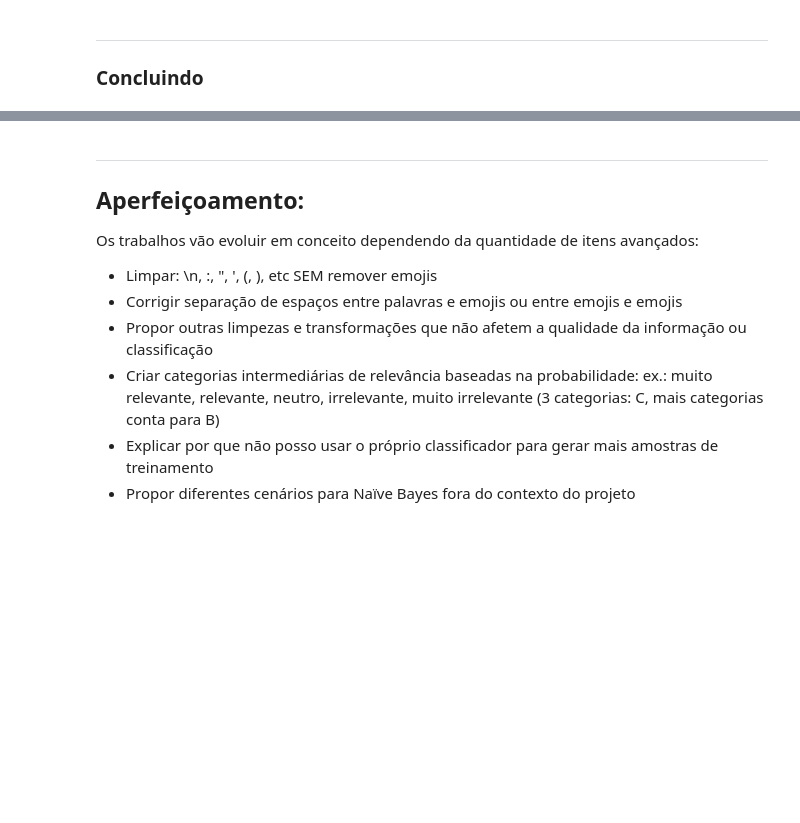
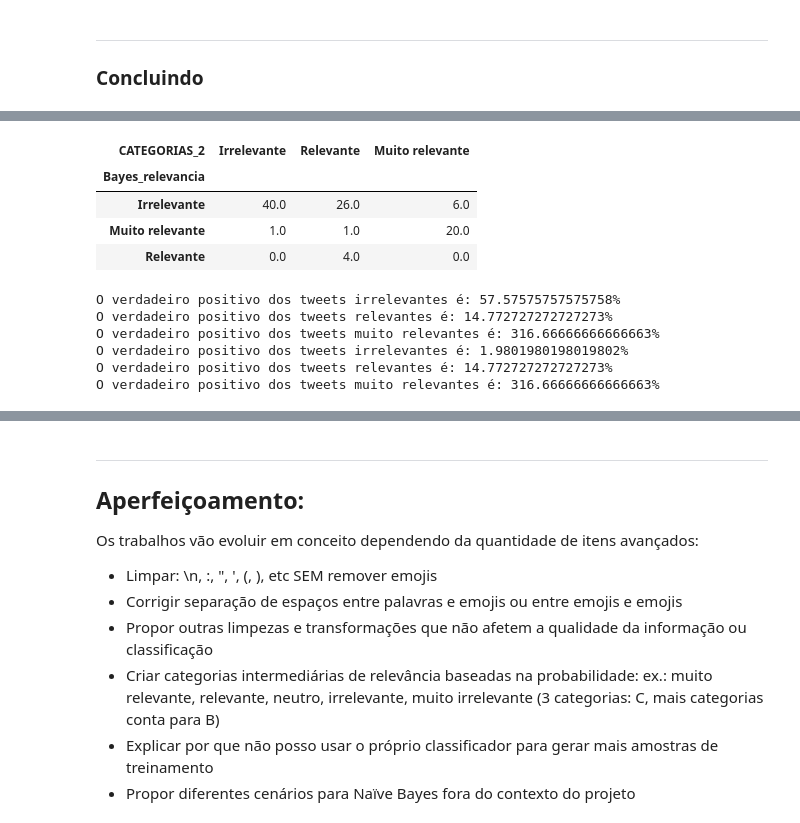
Before and after one commit to Lihsayuri/CIENCIA_DOS_DADOS_P1, a Jupyter notebook: Projeto1_Classificador_layout.ipynb, the cells around one changed output, grey strips where cells are left out. Saved outputs shown, nothing was run; the diff lists cells and outputs as text; code cells hidden in the pictures; blank space fills up the shorter version.

```diff
--- a/Projeto1_Classificador_layout.ipynb
+++ b/Projeto1_Classificador_layout.ipynb
@@ -227,0 +351,43 @@ ___
+# %%
+pd.crosstab(test['Bayes_relevancia'], test['CATEGORIAS_2'],normalize=True).round(2)*100
+# %% [output]
+| CATEGORIAS_2 | Irrelevante | Relevante | Muito relevante |
+| Bayes_relevancia |  |  |  |
+| Irrelevante | 40.0 | 26.0 | 6.0 |
+| Muito relevante | 1.0 | 1.0 | 20.0 |
+| Relevante | 0.0 | 4.0 | 0.0 |
+# %%
+#Verdadeiros positivos: Irrelevante:
+#Precisão= (RC/(RC + RI))
+Verdadeiro_posit_ir = (114/(84+114))*100
+print('O verdadeiro positivo dos tweets irrelevantes é: {0}%'.format(Verdadeiro_posit_ir))
+
+#Verdadeiros positivos: Relevante
+Verdadeiro_posit_r = (13/(83+5))*100
+print('O verdadeiro positivo dos tweets relevantes é: {0}%'.format(Verdadeiro_posit_r))
+
+#Verdadeiros positivos: Muito relevante
+Verdadeiro_posit_m_r = (76/(23+1))*100
+print('O verdadeiro positivo dos tweets muito relevantes é: {0}%'.format(Verdadeiro_posit_m_r))
+
+#_______________________________________________________________________
+
+#Falsos positivos: Irrelevante:
+#Precisão= (RC/(RC + RI))
+Verdadeiro_posit_ir = (2/(96+4+1))*100
+print('O verdadeiro positivo dos tweets irrelevantes é: {0}%'.format(Verdadeiro_posit_ir))
+
+#Verdadeiros positivos: Relevante
+Verdadeiro_posit_r = (13/(83+5))*100
+print('O verdadeiro positivo dos tweets relevantes é: {0}%'.format(Verdadeiro_posit_r))
+
+#Verdadeiros positivos: Muito relevante
+Verdadeiro_posit_m_r = (76/(23+1))*100
+print('O verdadeiro positivo dos tweets muito relevantes é: {0}%'.format(Verdadeiro_posit_m_r))
+# %% [output]
+O verdadeiro positivo dos tweets irrelevantes é: 57.57575757575758%
+O verdadeiro positivo dos tweets relevantes é: 14.772727272727273%
+O verdadeiro positivo dos tweets muito relevantes é: 316.66666666666663%
+O verdadeiro positivo dos tweets irrelevantes é: 1.9801980198019802%
+O verdadeiro positivo dos tweets relevantes é: 14.772727272727273%
+O verdadeiro positivo dos tweets muito relevantes é: 316.66666666666663%
```
Also changed, not shown: parts of 18 cells of this notebook.
